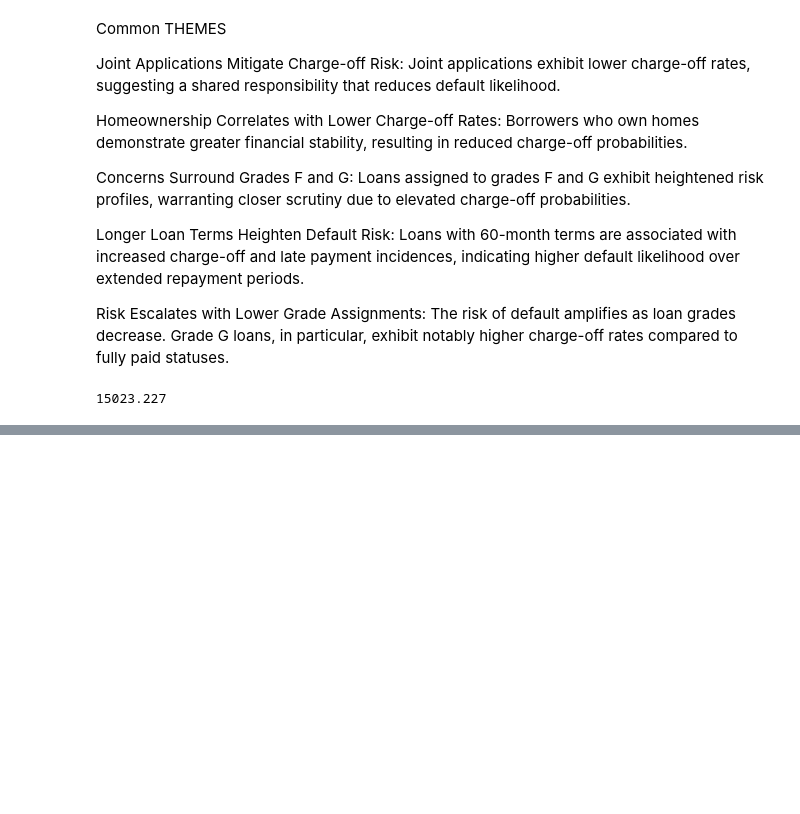
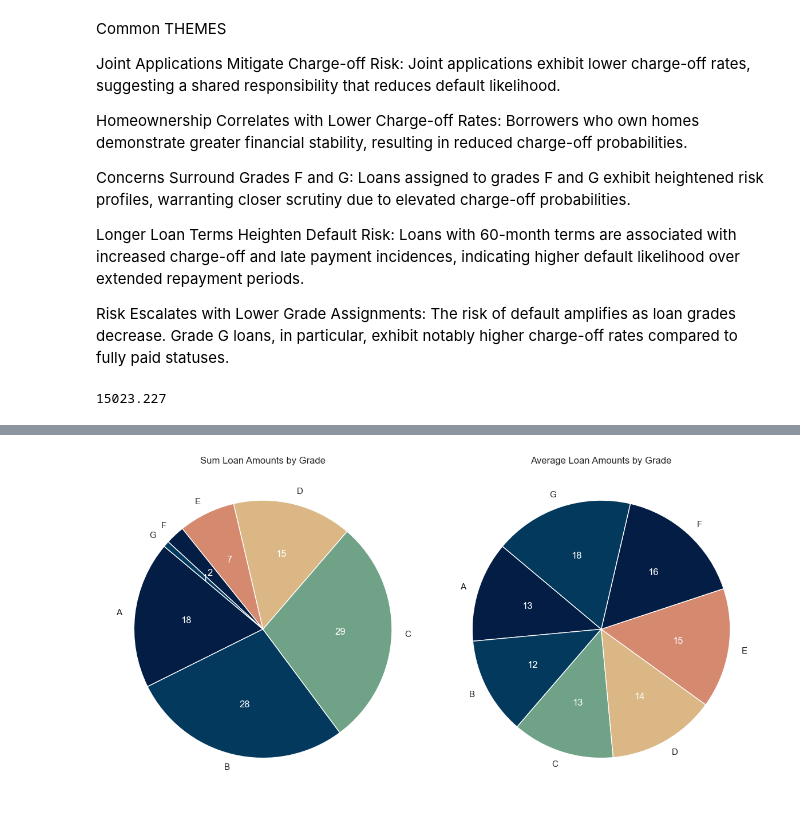
Before and after one commit to KiranJCodes/Risk_Analysis, a Jupyter notebook: EDA.ipynb, the cells around one changed output, grey strips where cells are left out. Saved outputs shown, nothing was run; the diff lists cells and outputs as text; code cells hidden in the pictures; blank space fills up the shorter version.

```diff
--- a/EDA.ipynb
+++ b/EDA.ipynb
@@ -217,0 +232,23 @@ Data
+# %%
+
+fig, axs = plt.subplots(1, 2, figsize=(12, 6))
+
+# Plot pie chart for sum loan amounts
+wedges, texts, autotexts = axs[0].pie(grade_stats['sum'], labels=grade_stats.index, autopct=lambda pct: f'{pct:.0f}', startangle=140, colors=colors)
+axs[0].set_title('Sum Loan Amounts by Grade')
+# Set label color to white
+for autotext in autotexts:
+    autotext.set_color('white')
+
+# Plot pie chart for average loan amounts
+wedges, texts, autotexts = axs[1].pie(grade_stats['mean'], labels=grade_stats.index, autopct=lambda pct: f'{pct:.0f}', startangle=140, colors=colors)
+axs[1].set_title('Average Loan Amounts by Grade')
+# Set label color to white
+for autotext in autotexts:
+    autotext.set_color('white')
+
+# Adjust layout
+plt.tight_layout()
+plt.show()
+# %% [output]
+[figure, added]
```
Also changed, not shown: parts of 5 cells of this notebook.
